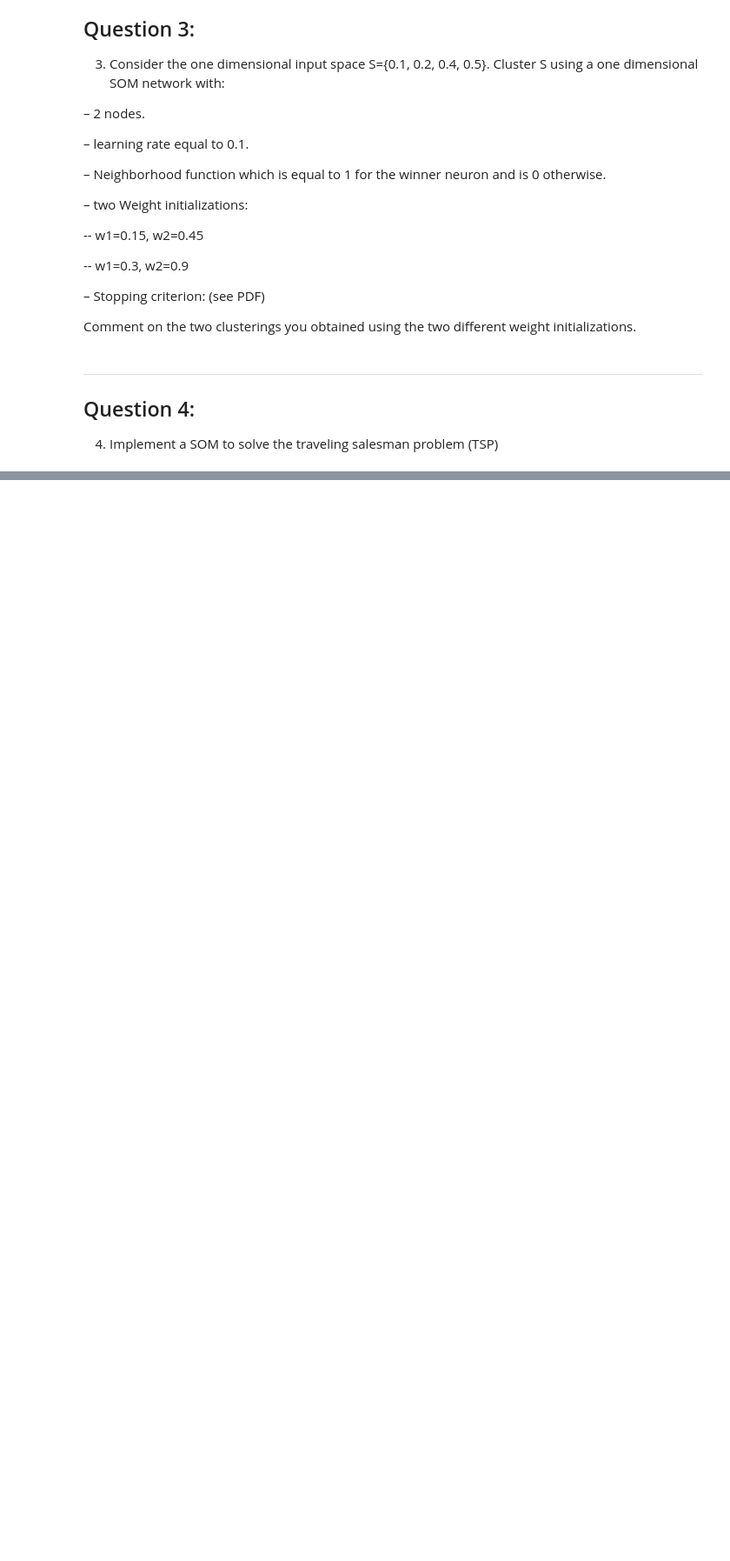
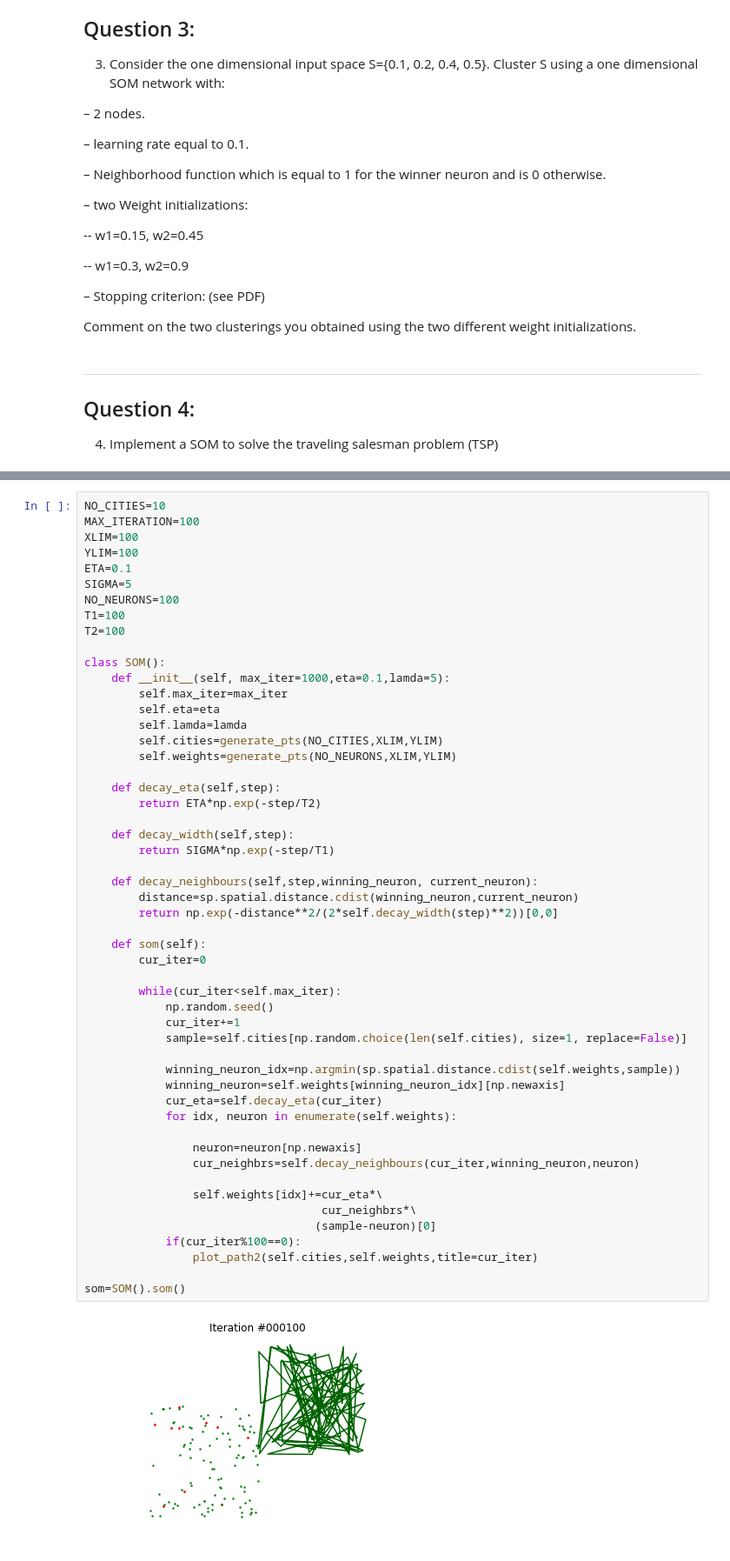
Before and after one commit to debaraj-barua/neural-networks-ws17, a Jupyter notebook: Assignment09/NN_DebarajBarua_NareshKumarGurulingan_041217/NN_DebarajBarua_NareshKumarGurulingan_041217_src/NN_DebarajBarua_NareshKumarGurulingan_041217.ipynb, the cells around one changed output, grey strips where cells are left out. Shown at 87% size. Cells and saved outputs as stored; diff of their text form; blank space fills up the shorter version.

```diff
--- a/Assignment09/NN_DebarajBarua_NareshKumarGurulingan_041217/NN_DebarajBarua_NareshKumarGurulingan_041217_src/NN_DebarajBarua_NareshKumarGurulingan_041217.ipynb
+++ b/Assignment09/NN_DebarajBarua_NareshKumarGurulingan_041217/NN_DebarajBarua_NareshKumarGurulingan_041217_src/NN_DebarajBarua_NareshKumarGurulingan_041217.ipynb
@@ -45,0 +93,54 @@ Comment on the two clusterings you obtained using the two different weight initi
+# %%
+NO_CITIES=10
+MAX_ITERATION=100
+XLIM=100
+YLIM=100
+ETA=0.1
+SIGMA=5
+NO_NEURONS=100
+T1=100
+T2=100
+
+class SOM():
+    def __init__(self, max_iter=1000,eta=0.1,lamda=5):
+        self.max_iter=max_iter
+        self.eta=eta
+        self.lamda=lamda
+        self.cities=generate_pts(NO_CITIES,XLIM,YLIM)
+        self.weights=generate_pts(NO_NEURONS,XLIM,YLIM)
+
+    def decay_eta(self,step):
+        return ETA*np.exp(-step/T2)
+
+    def decay_width(self,step):
+        return SIGMA*np.exp(-step/T1)
+
+    def decay_neighbours(self,step,winning_neuron, current_neuron):
+        distance=sp.spatial.distance.cdist(winning_neuron,current_neuron)
+        return np.exp(-distance**2/(2*self.decay_width(step)**2))[0,0]
+
+    def som(self):
+        cur_iter=0
+
+        while(cur_iter<self.max_iter):
+            np.random.seed()
+            cur_iter+=1
+            sample=self.cities[np.random.choice(len(self.cities), size=1, replace=False)]
+
+            winning_neuron_idx=np.argmin(sp.spatial.distance.cdist(self.weights,sample))
+            winning_neuron=self.weights[winning_neuron_idx][np.newaxis]
+            cur_eta=self.decay_eta(cur_iter)
+            for idx, neuron in enumerate(self.weights):
+
+                neuron=neuron[np.newaxis]
+                cur_neighbrs=self.decay_neighbours(cur_iter,winning_neuron,neuron)
+
+                self.weights[idx]+=cur_eta*\
+                                   cur_neighbrs*\
+                                  (sample-neuron)[0]
+            if(cur_iter%100==0):
+                plot_path2(self.cities,self.weights,title=cur_iter)
+
+som=SOM().som()
+# %% [output]
+[figure, added]
```
Also changed, not shown: parts of 5 cells of this notebook.
